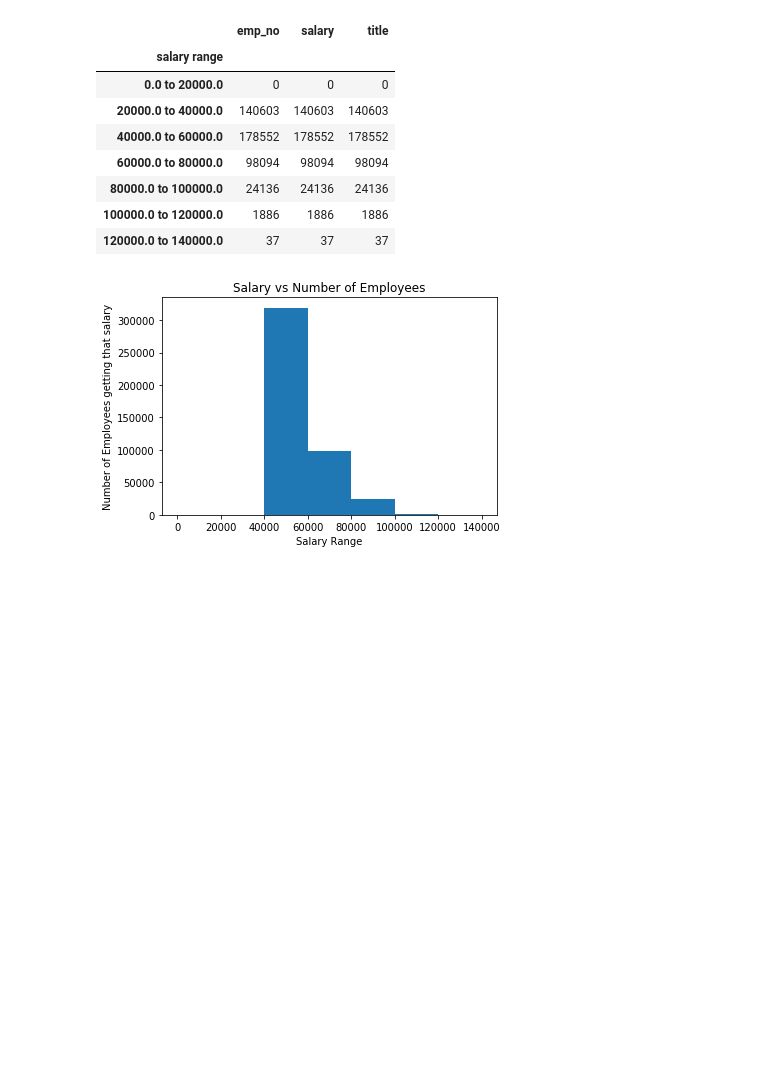
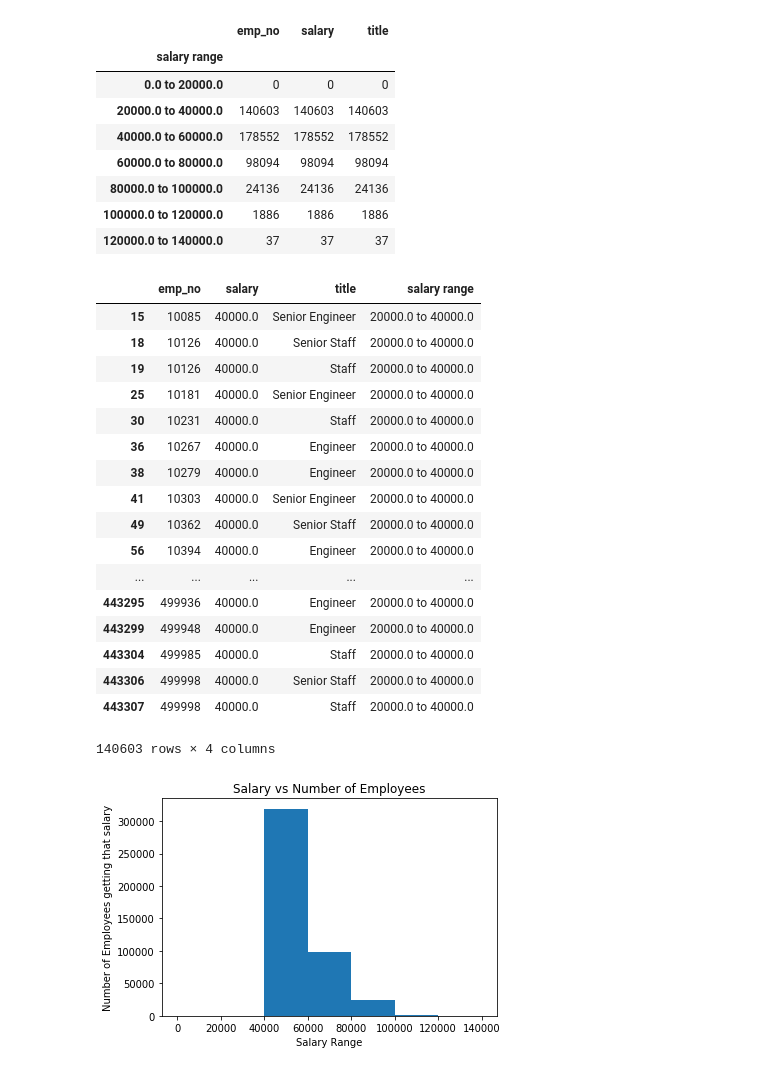
Before and after one commit to arjunj11/DataBootcamp_HW, a Jupyter notebook: Homework_SQL/Bonus analysis.ipynb, the cells around one changed output. Cells and saved outputs as stored; diff of their text form; code cells hidden in the pictures; blank space fills up the shorter version.

```diff
--- a/Homework_SQL/Bonus analysis.ipynb
+++ b/Homework_SQL/Bonus analysis.ipynb
@@ -61,6 +61,27 @@ st2.count()
 | 80000.0 to 100000.0 | 24136 | 24136 | 24136 |
 | 100000.0 to 120000.0 | 1886 | 1886 | 1886 |
 | 120000.0 to 140000.0 | 37 | 37 | 37 |
+# %%
+st.loc[(st["salary"] == 40000)]
+# %% [output]
+|  | emp_no | salary | title | salary range |
+| 15 | 10085 | 40000.0 | Senior Engineer | 20000.0 to 40000.0 |
+| 18 | 10126 | 40000.0 | Senior Staff | 20000.0 to 40000.0 |
+| 19 | 10126 | 40000.0 | Staff | 20000.0 to 40000.0 |
+| 25 | 10181 | 40000.0 | Senior Engineer | 20000.0 to 40000.0 |
+| 30 | 10231 | 40000.0 | Staff | 20000.0 to 40000.0 |
+| 36 | 10267 | 40000.0 | Engineer | 20000.0 to 40000.0 |
+| 38 | 10279 | 40000.0 | Engineer | 20000.0 to 40000.0 |
+| 41 | 10303 | 40000.0 | Senior Engineer | 20000.0 to 40000.0 |
+| 49 | 10362 | 40000.0 | Senior Staff | 20000.0 to 40000.0 |
+| 56 | 10394 | 40000.0 | Engineer | 20000.0 to 40000.0 |
+| ... | ... | ... | ... | ... |
+| 443295 | 499936 | 40000.0 | Engineer | 20000.0 to 40000.0 |
+| 443299 | 499948 | 40000.0 | Engineer | 20000.0 to 40000.0 |
+| 443304 | 499985 | 40000.0 | Staff | 20000.0 to 40000.0 |
+| 443306 | 499998 | 40000.0 | Senior Staff | 20000.0 to 40000.0 |
+| 443307 | 499998 | 40000.0 | Staff | 20000.0 to 40000.0 |
+140603 rows × 4 columns
 # %%
 import matplotlib.pyplot as plt
 # %%
```
